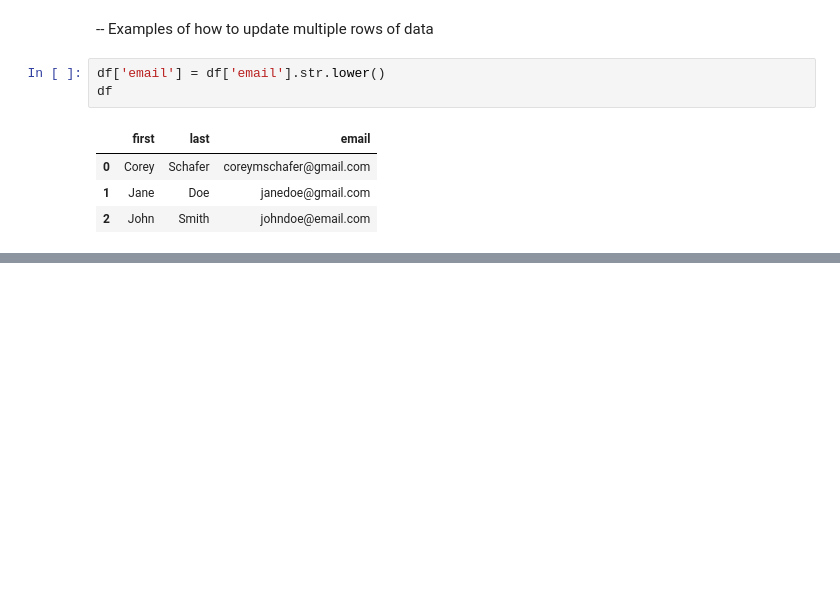
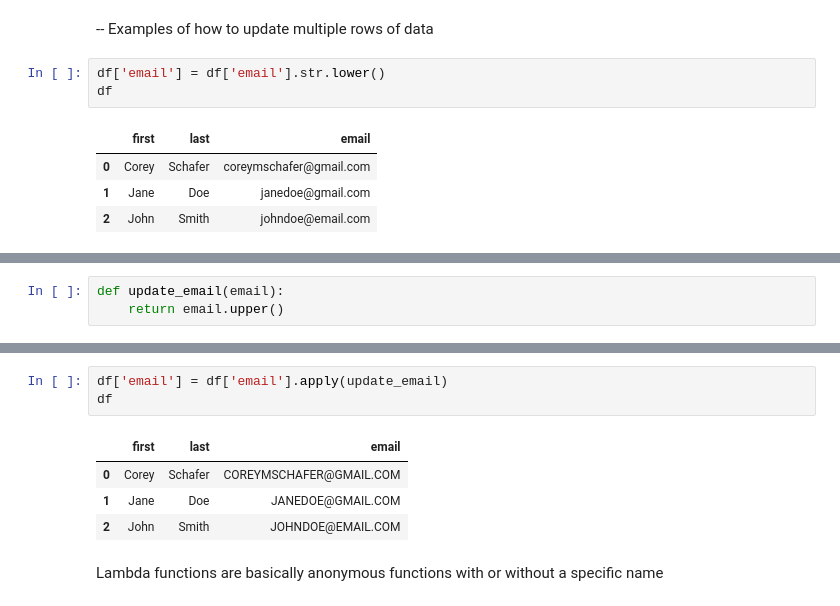
Before and after one commit to rafaelsouzakat/data-analyst-journey, a Jupyter notebook: python-pandas/lesson-05/05-snippets-notebook.ipynb, the cells around one changed output, grey strips where cells are left out. Saved outputs shown, nothing was run; the diff lists cells and outputs as text; blank space fills up the shorter version.

```diff
--- a/python-pandas/lesson-05/05-snippets-notebook.ipynb
+++ b/python-pandas/lesson-05/05-snippets-notebook.ipynb
@@ -136,0 +155,3 @@ df
+# %%
+def update_email(email):
+    return email.upper()
@@ -136,0 +165,10 @@ df
+# %%
+df['email'] = df['email'].apply(update_email)
+df
+# %% [output]
+|  | first | last | email |
+| 0 | Corey | Schafer | COREYMSCHAFER@GMAIL.COM |
+| 1 | Jane | Doe | JANEDOE@GMAIL.COM |
+| 2 | John | Smith | JOHNDOE@EMAIL.COM |
+# %% [markdown]
+Lambda functions are basically anonymous functions with or without a specific name
```
Also changed, not shown: parts of 17 cells of this notebook, 1 other file.
